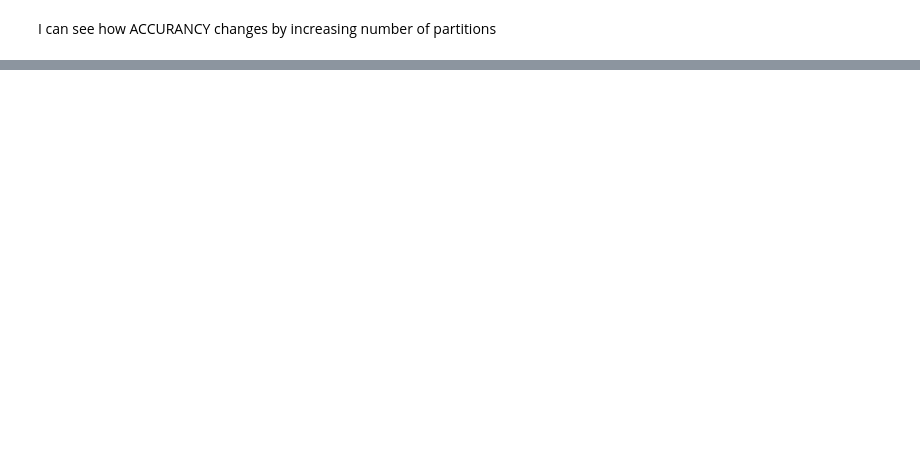
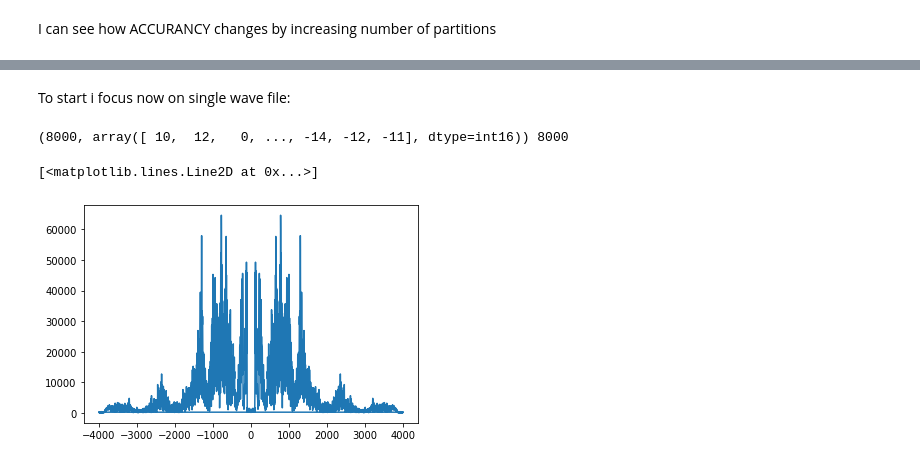
Before and after one commit to rubenIng93/DataScienceLab, a Jupyter notebook: Lab7_2ndCompetition.ipynb, the cells around one changed output, grey strips where cells are left out. Drawn from its saved outputs; the diff is of its cells as text; code cells hidden in the pictures; blank space fills up the shorter version.

```diff
--- a/Lab7_2ndCompetition.ipynb
+++ b/Lab7_2ndCompetition.ipynb
@@ -260,0 +224,9 @@ F1, macro-average: 0.266329
+# %% [markdown]
+To start i focus now on single wave file:
+# %%
+data = wave[1]
+samplerate = wave[0]
+
+print(wav, samplerate)
+# %% [output]
+(8000, array([ 10,  12,   0, ..., -14, -12, -11], dtype=int16)) 8000
@@ -260,0 +235,13 @@ F1, macro-average: 0.266329
+# %%
+samples = data.shape[0]
+
+datafft = fft(data)
+#Get the absolute value of real and complex component:
+fftabs = abs(datafft)
+# %%
+freqs = fftfreq(samples,1/samplerate)
+# %%
+plt.plot(freqs,fftabs)
+# %% [output]
+[<matplotlib.lines.Line2D at 0x...>]
+[figure, added]
```
Also changed, not shown: parts of 55 cells of this notebook.
